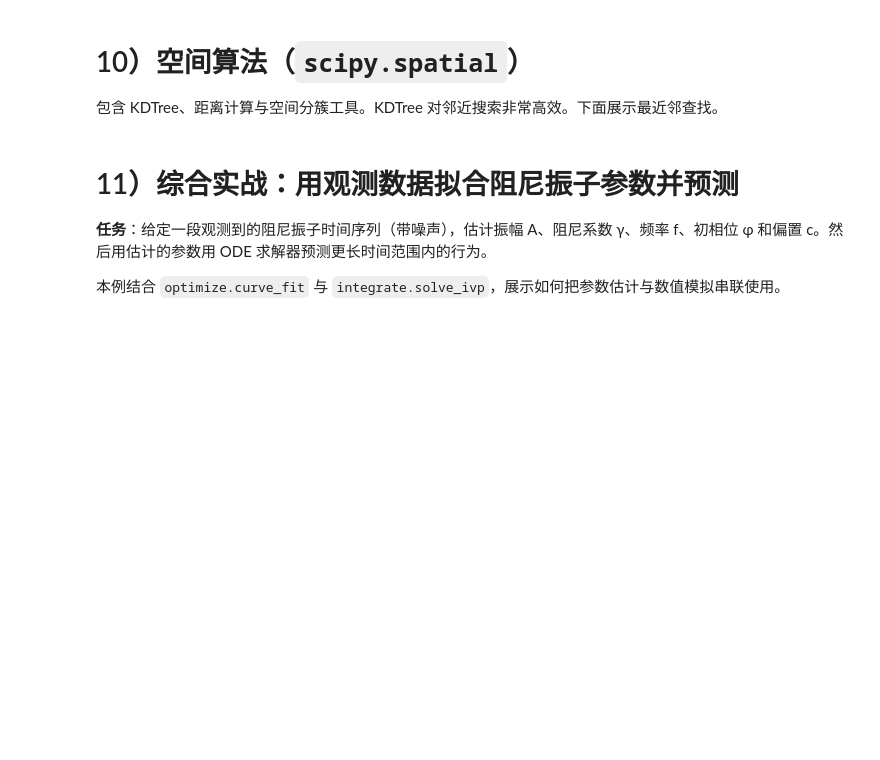
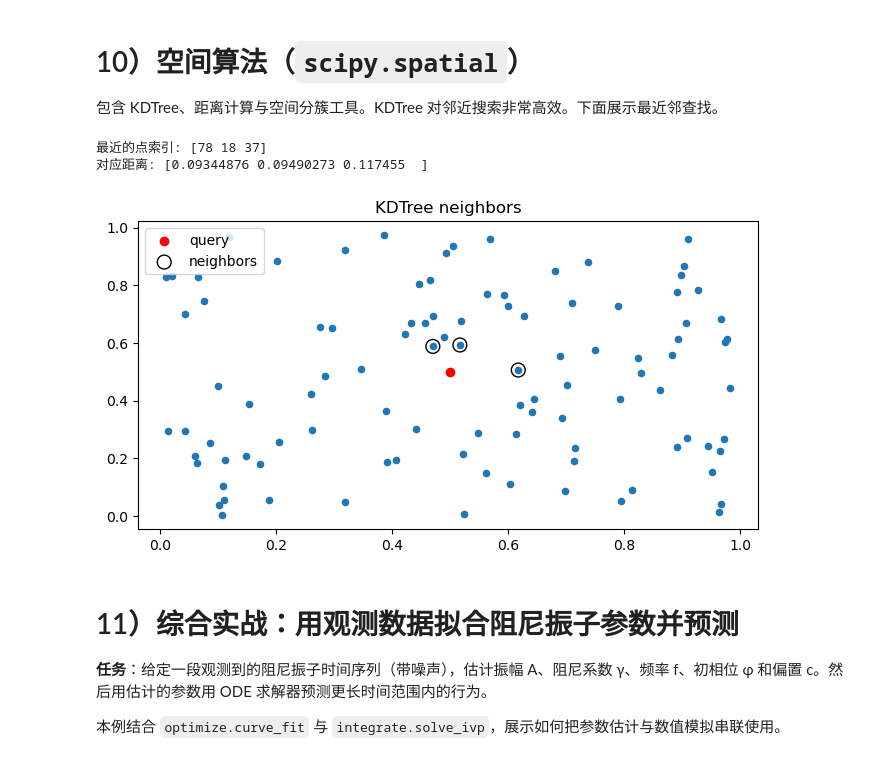
Before and after one commit to HitTheStars/math_model, a Jupyter notebook: day12_learn_scipy/scipy_kaggle_style_tutorial.ipynb, the cells around one changed output. Saved outputs shown, nothing was run; the diff lists cells and outputs as text; code cells hidden in the pictures; blank space fills up the shorter version.

```diff
--- a/day12_learn_scipy/scipy_kaggle_style_tutorial.ipynb
+++ b/day12_learn_scipy/scipy_kaggle_style_tutorial.ipynb
@@ -358,25 +394,29 @@ plt.show()
 # 10）空间算法（`scipy.spatial`）
 包含 KDTree、距离计算与空间分簇工具。KDTree 对邻近搜索非常高效。下面展示最近邻查找。
 # %%
-from scipy import spatial
+from scipy import spatial  # 导入空间算法模块
 
-rng = np.random.default_rng(3)
-points = rng.random((100, 2))
-tree = spatial.KDTree(points)
+rng = np.random.default_rng(2)  # 创建随机数生成器，种子为2
+points = rng.random((100, 2))  # 生成100个二维点，坐标在[0,1)
+tree = spatial.KDTree(points)  # 用这些点构建KD树，便于快速查找最近邻
 
 # 查询一个随机点的最近 3 个邻居
-query_point = np.array([0.5, 0.5])
-dists, idxs = tree.query(query_point, k=3)
+query_point = np.array([0.5, 0.5])  # 查询点坐标
+dists, idxs = tree.query(query_point, k=3)  # 查找最近3个点的索引和距离
 print('最近的点索引:', idxs)
 print('对应距离:', dists)
 
 plt.figure()
-plt.scatter(points[:,0], points[:,1], s=20)
-plt.scatter(query_point[0], query_point[1], c='red', label='query')
-plt.scatter(points[idxs,0], points[idxs,1], edgecolors='k', facecolors='none', s=100, label='neighbors')
+plt.scatter(points[:,0], points[:,1], s=20)  # 所有点
+plt.scatter(query_point[0], query_point[1], c='red', label='query')  # 查询点
+plt.scatter(points[idxs,0], points[idxs,1], edgecolors='k', facecolors='none', s=100, label='neighbors')  # 最近邻
 plt.legend()
 plt.title('KDTree neighbors')
 plt.show()
+# %% [output]
+最近的点索引: [78 18 37]
+对应距离: [0.09344876 0.09490273 0.117455  ]
+[figure, added]
 # %% [markdown]
 # 11）综合实战：用观测数据拟合阻尼振子参数并预测
 **任务**：给定一段观测到的阻尼振子时间序列（带噪声），估计振幅 A、阻尼系数 γ、频率 f、初相位 φ 和偏置 c。然后用估计的参数用 ODE 求解器预测更长时间范围内的行为。
```
Also changed, not shown: parts of 11 cells of this notebook, 3 other files.
